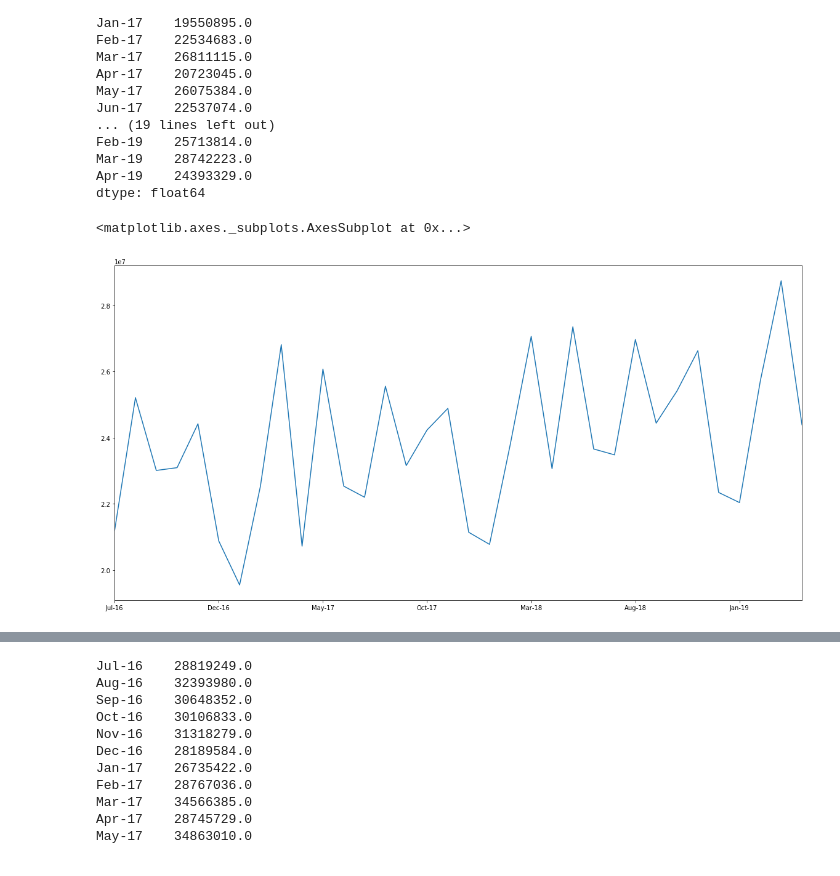
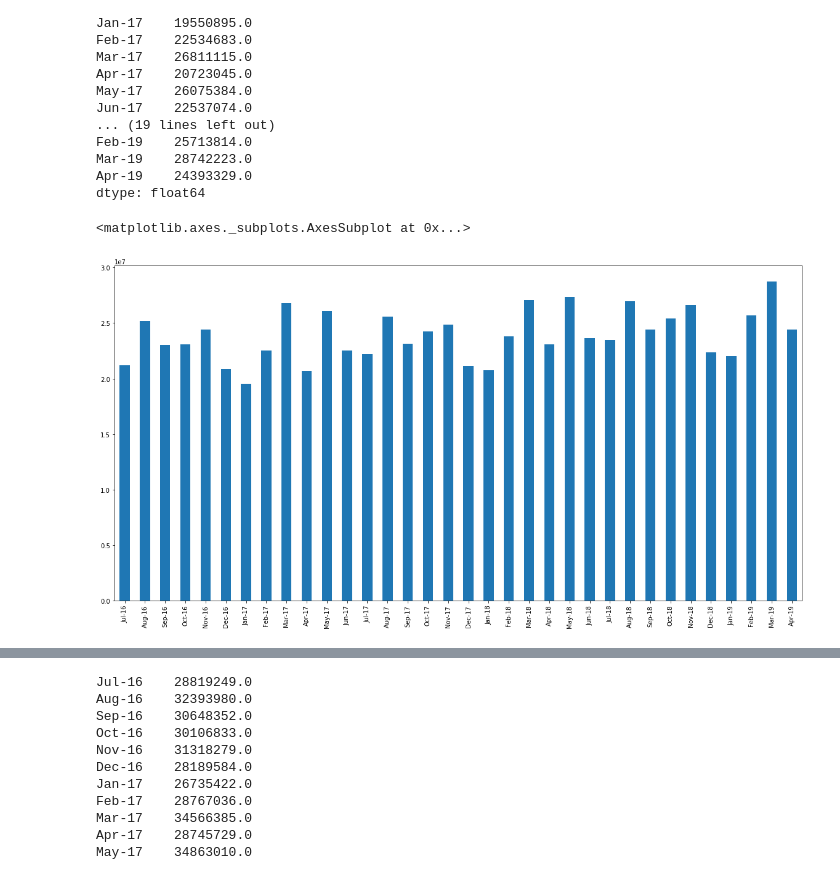
Before and after one commit to LukeRicho/dataproject, a Jupyter notebook: basic_pandas.ipynb, the cells around one changed output, grey strips where cells are left out. Cells and saved outputs as stored; diff of their text form; code cells hidden in the pictures.

Commit message:
presentation graphs

```diff
--- a/basic_pandas.ipynb
+++ b/basic_pandas.ipynb
@@ -154,7 +87,7 @@ Mar-19    28742223.0
 Apr-19    24393329.0
 dtype: float64
 # %%
-grand_total_bus.plot()
+grand_total_bus.plot(kind = 'bar')
 # %% [output]
 <matplotlib.axes._subplots.AxesSubplot at 0x...>
-[figure, old version]
+[figure, new version]
```
Also changed, not shown: parts of 118 cells of this notebook.
